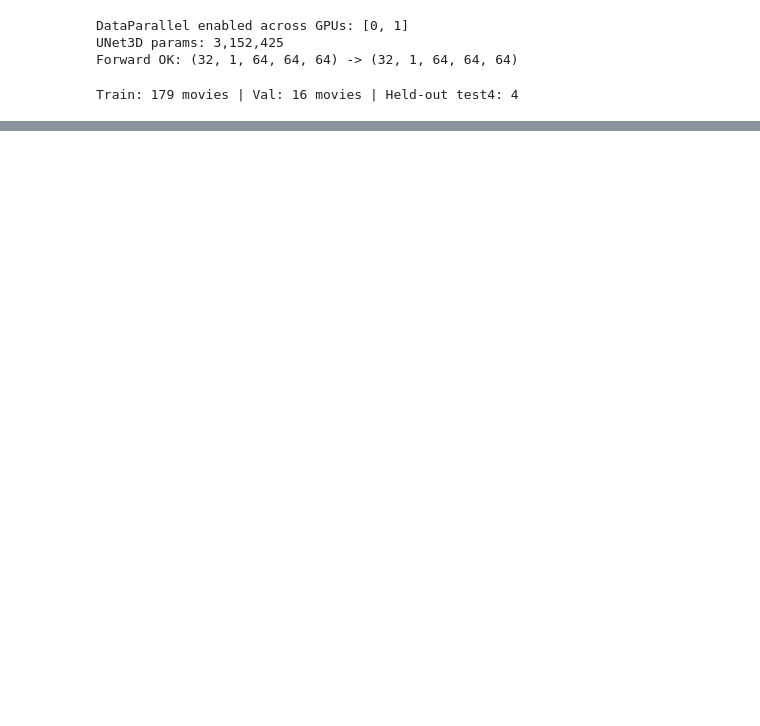
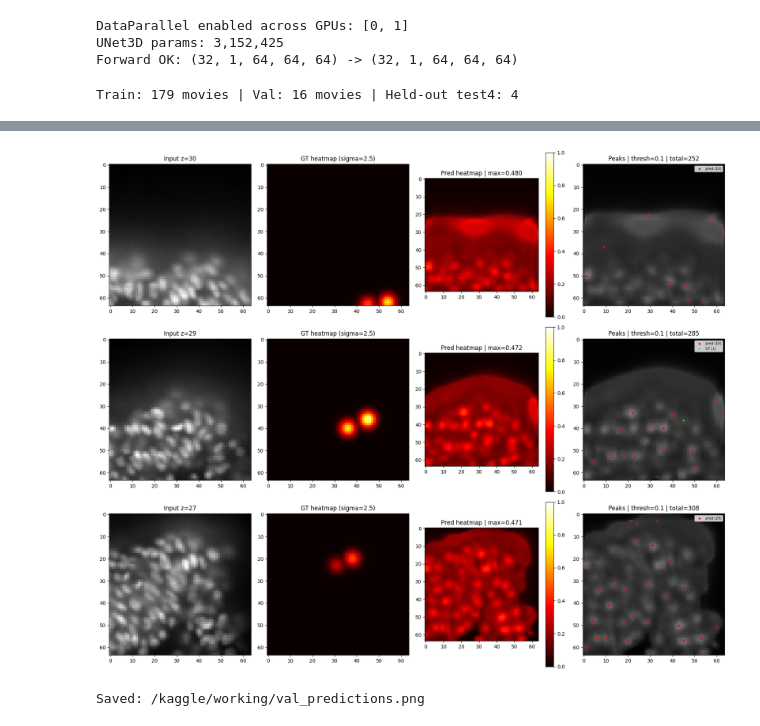
Before and after one commit to Sumant40/Biohub---Cell-Tracking-During-Development, a Jupyter notebook: claude data training.ipynb, the cells around one changed output, grey strips where cells are left out. Saved outputs shown, nothing was run; the diff lists cells and outputs as text; code cells hidden in the pictures; blank space fills up the shorter version.

```diff
--- a/claude data training.ipynb
+++ b/claude data training.ipynb
@@ -409,3 +465,76 @@ KeyboardInterrupt:
+# %%
+import matplotlib.pyplot as plt
+
+def visualize_val_predictions(model, val_cache, n_samples=3, thresh=DETECT_THRESH):
+    model.eval()
+    samples = val_cache[:n_samples]
+
+    fig, axes = plt.subplots(n_samples, 4, figsize=(18, 5 * n_samples))
+    if n_samples == 1:
+        axes = axes[None]
+
+    with torch.no_grad():
+        for row, (x, pts) in enumerate(samples):
+            xt  = torch.from_numpy(x)[None].to(DEVICE, non_blocking=True)
+            hm  = torch.sigmoid(model(xt))[0, 0].float().cpu().numpy()
+            tgt = stamp_heatmap(x.shape[1:], pts)
+
+            # pick the Z slice with the most GT points
+            if len(pts) > 0:
+                z_slice = int(np.median(pts[:, 0]))
+            else:
+                z_slice = x.shape[1] // 2
+            z_slice = max(0, min(z_slice, x.shape[1] - 1))
+
+            # col 0: raw input
+            axes[row, 0].imshow(x[0, z_slice], cmap='gray')
+            axes[row, 0].set_title(f'Input z={z_slice}')
+
+            # col 1: GT heatmap
+            axes[row, 1].imshow(tgt[z_slice], cmap='hot', vmin=0, vmax=1)
+            axes[row, 1].set_title(f'GT heatmap (sigma={GAUSS_SIGMA})')
+
+            # col 2: predicted heatmap (raw sigmoid)
+            im = axes[row, 2].imshow(hm[z_slice], cmap='hot', vmin=0, vmax=1)
+            axes[row, 2].set_title(f'Pred heatmap | max={hm.max():.3f}')
+            plt.colorbar(im, ax=axes[row, 2])
+
+            # col 3: peaks found above threshold
+            axes[row, 3].imshow(hm[z_slice], cmap='gray', vmin=0, vmax=1)
+            pk = peak_local_max(hm, min_distance=2,
+                                threshold_abs=thresh,
+                                exclude_border=False).astype(np.float32)
+            pk_slice = pk[np.abs(pk[:, 0] - z_slice) < 2] if len(pk) else np.zeros((0, 3))
+            gt_slice = pts[np.abs(pts[:, 0] - z_slice) < 2] if len(pts) else np.zeros((0, 3))
+
+            if len(pk_slice):
+                axes[row, 3].scatter(pk_slice[:, 2], pk_slice[:, 1],
+                                     c='red', s=10, label=f'pred ({len(pk_slice)})')
+            if len(gt_slice):
+                axes[row, 3].scatter(gt_slice[:, 2], gt_slice[:, 1],
+                                     c='lime', s=20, marker='+',
+                                     label=f'GT ({len(gt_slice)})')
+            axes[row, 3].set_title(f'Peaks | thresh={thresh} | total={len(pk)}')
+            axes[row, 3].legend(loc='upper right', fontsize=7)
+
+    plt.tight_layout()
+    plt.savefig(OUT_DIR / 'val_predictions.png', dpi=100, bbox_inches='tight')
+    plt.show()
+    print(f'Saved: {OUT_DIR}/val_predictions.png')
+    model.train()
+
+# call after training completes
+# loads best weights first so you're visualising the saved checkpoint, not the final epoch
+if best_state is not None:
+    if isinstance(model, nn.DataParallel):
+        model.module.load_state_dict(best_state)
+    else:
+        model.load_state_dict(best_state)
+
+visualize_val_predictions(model, val_cache, n_samples=3, thresh=DETECT_THRESH)
+# %% [output]
+[figure, added]
+Saved: /kaggle/working/val_predictions.png
 # %%
 torch.save({
     'state_dict': best_state if best_state is not None else model.state_dict(),
```
Also changed, not shown: parts of 7 cells of this notebook.
